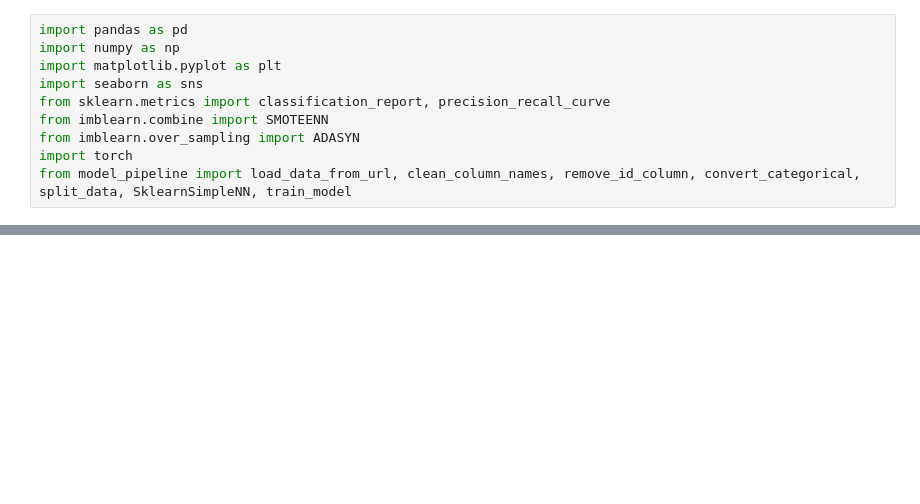
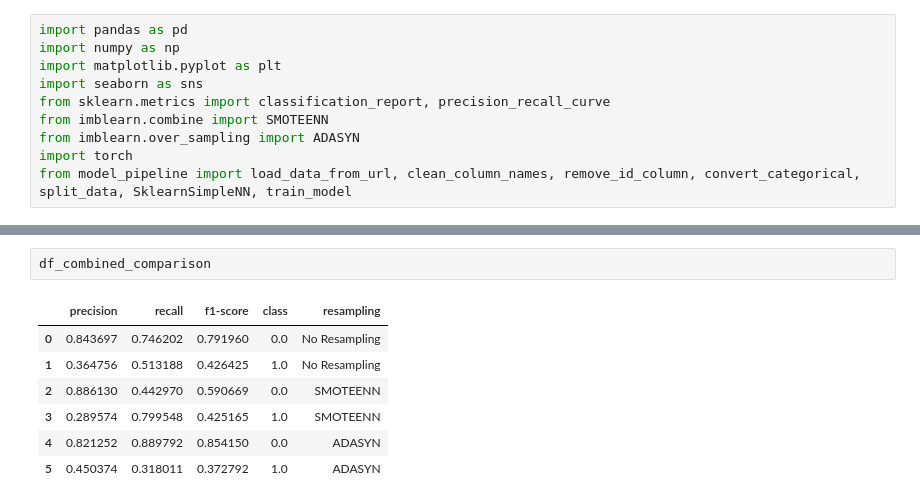
Before and after one commit to micah-shull/Machine_Learning_Pipelines, a Jupyter notebook: pipelines_07_pytorch_pipeline_04_imbalanced_data_SMOTEENN_ADASYN.ipynb, the cells around one changed output, grey strips where cells are left out. Saved outputs shown, nothing was run; the diff lists cells and outputs as text; blank space fills up the shorter version.

```diff
--- a/pipelines_07_pytorch_pipeline_04_imbalanced_data_SMOTEENN_ADASYN.ipynb
+++ b/pipelines_07_pytorch_pipeline_04_imbalanced_data_SMOTEENN_ADASYN.ipynb
@@ -131,0 +203,10 @@ weighted avg       0.75      0.32      0.27      6000
+# %%
+df_combined_comparison
+# %% [output]
+|  | precision | recall | f1-score | class | resampling |
+| 0 | 0.843697 | 0.746202 | 0.791960 | 0.0 | No Resampling |
+| 1 | 0.364756 | 0.513188 | 0.426425 | 1.0 | No Resampling |
+| 2 | 0.886130 | 0.442970 | 0.590669 | 0.0 | SMOTEENN |
+| 3 | 0.289574 | 0.799548 | 0.425165 | 1.0 | SMOTEENN |
+| 4 | 0.821252 | 0.889792 | 0.854150 | 0.0 | ADASYN |
+| 5 | 0.450374 | 0.318011 | 0.372792 | 1.0 | ADASYN |
```
Also changed, not shown: parts of 28 cells of this notebook.
